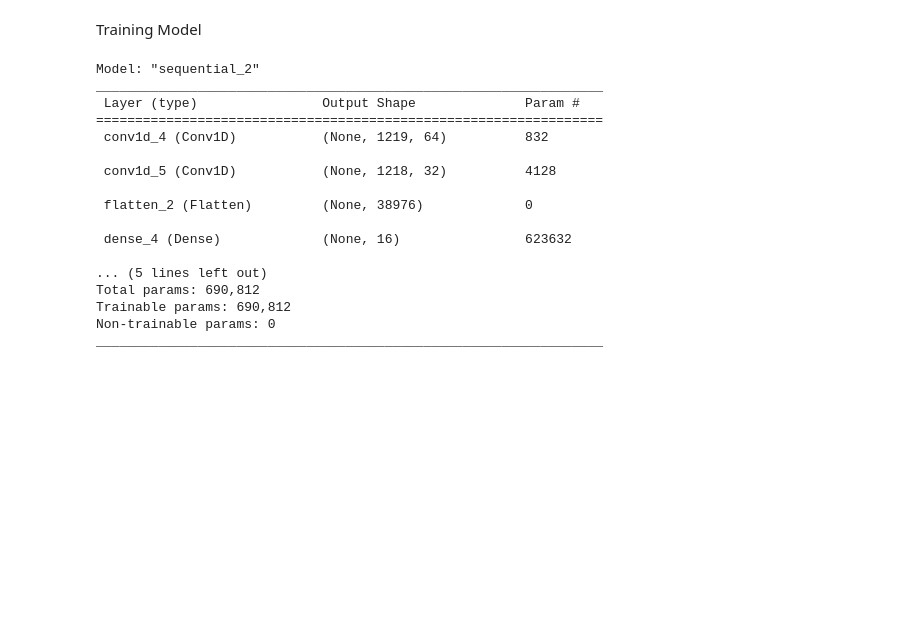
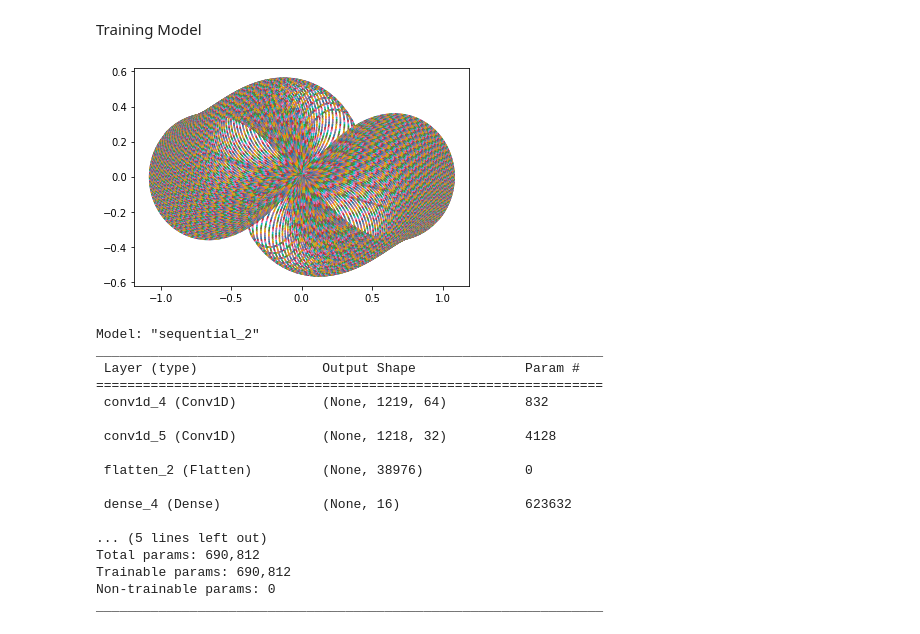
Before and after one commit to tuphr2234/ChaosPrediction, a Jupyter notebook: ThreeBodySimulation_(3).ipynb, the cells around one changed output. Drawn from its saved outputs; the diff is of its cells as text; code cells hidden in the pictures; blank space fills up the shorter version.

```diff
--- a/ThreeBodySimulation_(3).ipynb
+++ b/ThreeBodySimulation_(3).ipynb
@@ -250,6 +250,6 @@ timestep = 0.001 # actual seconds
 steps = 122000
 interval_in_data = 10
 
-#simulation1,timesteps = simulateOnTimeStep(bodies,timestep,steps,interval_in_data)
-#simulation1=simulation1.reshape(len(simulation1), numOfBodies*2 )
-#saveSimulation(simulation1,numOfBodies,"N-Body Simulation")
+simulation1,timesteps = simulateOnTimeStep(bodies,timestep,steps,interval_in_data)
+simulation1=simulation1.reshape(len(simulation1), numOfBodies*2 )
+saveSimulation(simulation1,numOfBodies,"N-Body Simulation")
@@ -258,3 +256,7 @@ interval_in_data = 10
+# %%
+drawSimulation(simulation1)
+# %% [output]
+[figure, added]
 # %%
 simulation1 = loadSimulation(pd.read_csv('/content/N-Body Simulation.csv'))
 # %%
```
Also changed, not shown: parts of 8 cells of this notebook.
